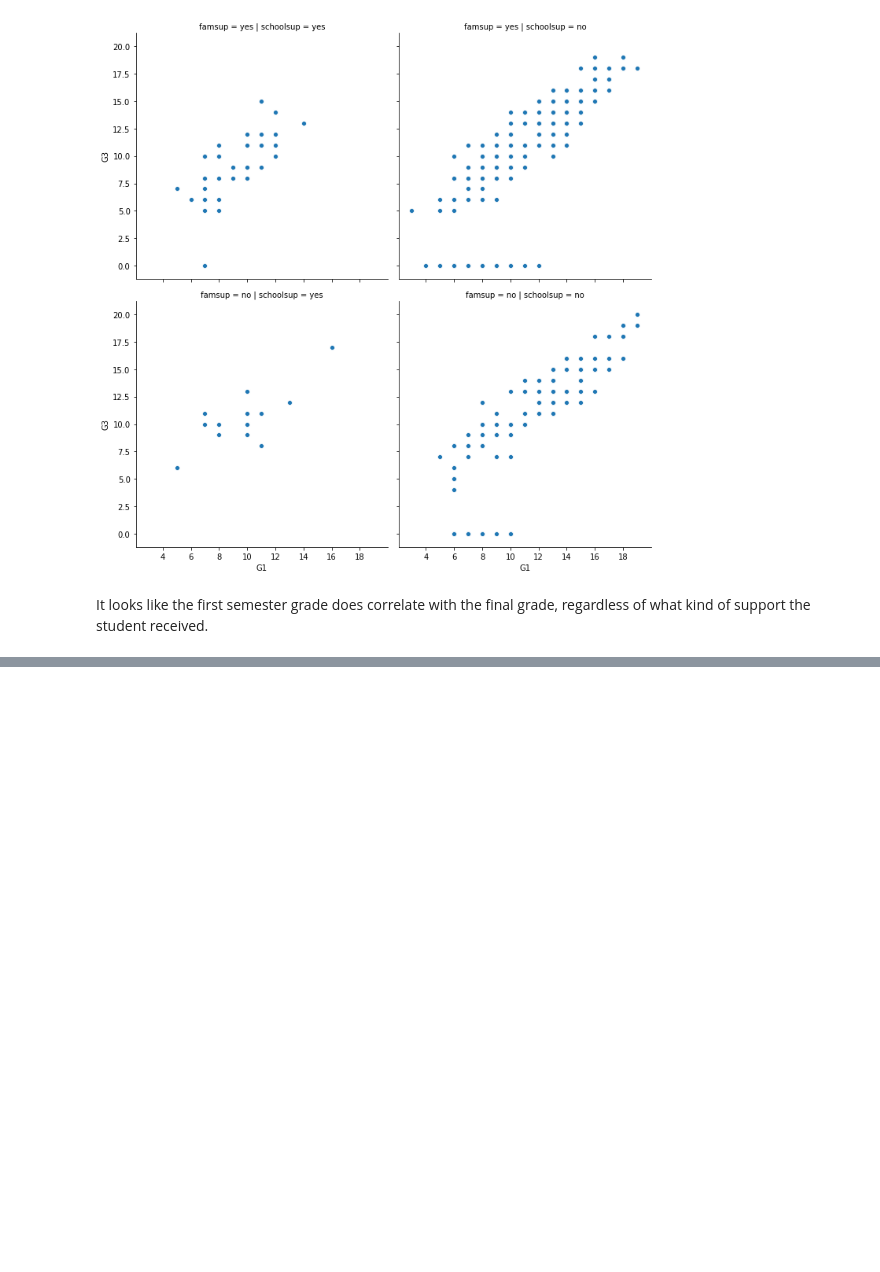
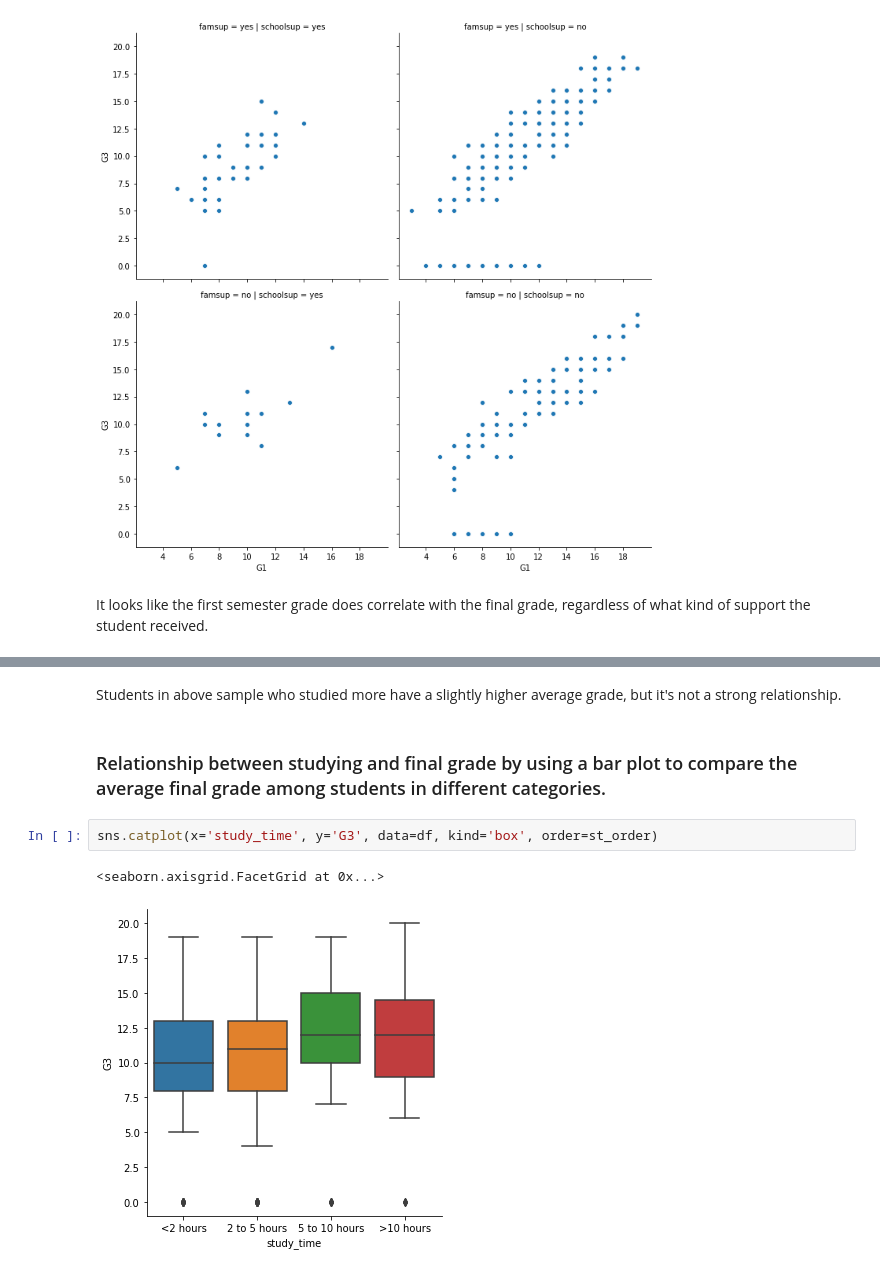
Before and after one commit to Ysbail/Visualizations, a Jupyter notebook: students_data_visualization.ipynb, the cells around one changed output, grey strips where cells are left out. Cells and saved outputs as stored; diff of their text form; blank space fills up the shorter version.

```diff
--- a/students_data_visualization.ipynb
+++ b/students_data_visualization.ipynb
@@ -51,0 +60,9 @@ It looks like the first semester grade does correlate with the final grade, rega
+# %% [markdown]
+Students in above sample who studied more have a slightly higher average grade, but it's not a strong relationship.
+# %% [markdown]
+### Relationship between studying and final grade by using a bar plot to compare the average final grade among students in different categories.
+# %%
+sns.catplot(x='study_time', y='G3', data=df, kind='box', order=st_order)
+# %% [output]
+<seaborn.axisgrid.FacetGrid at 0x...>
+[figure, added]
```
Also changed, not shown: parts of 14 cells of this notebook.
